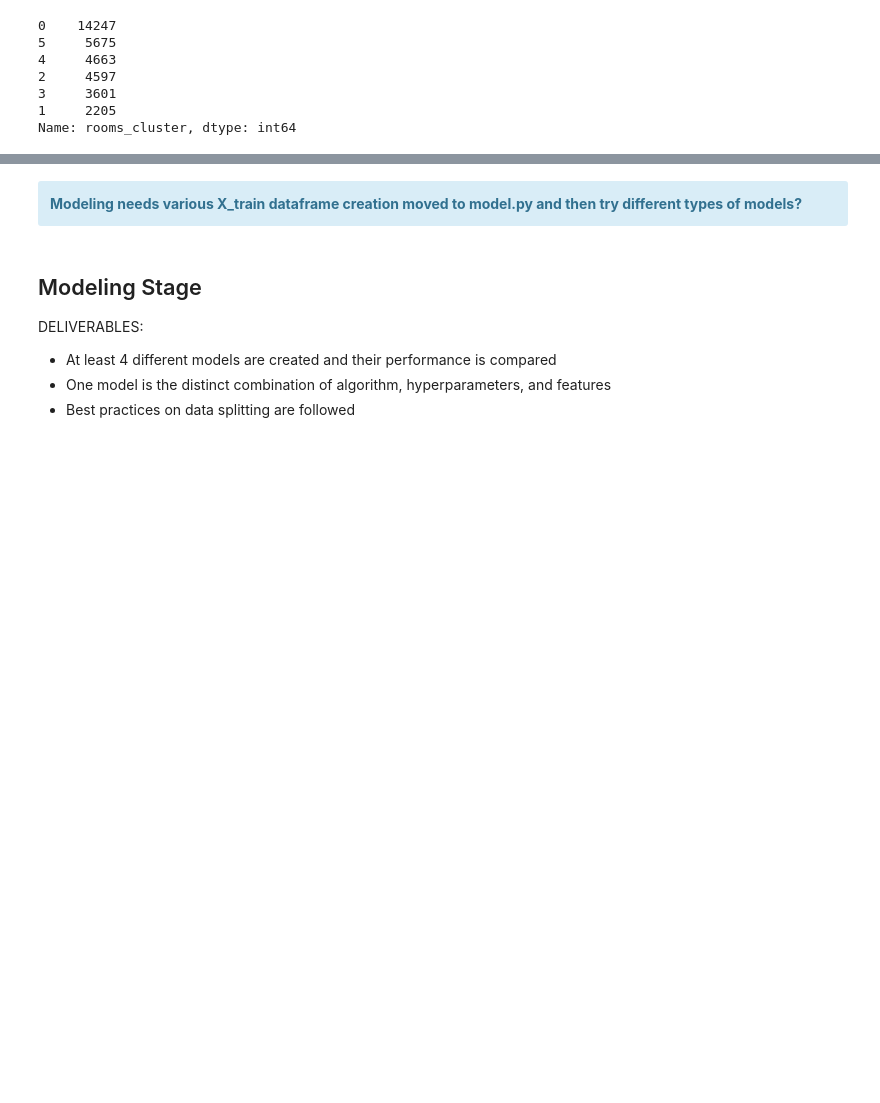
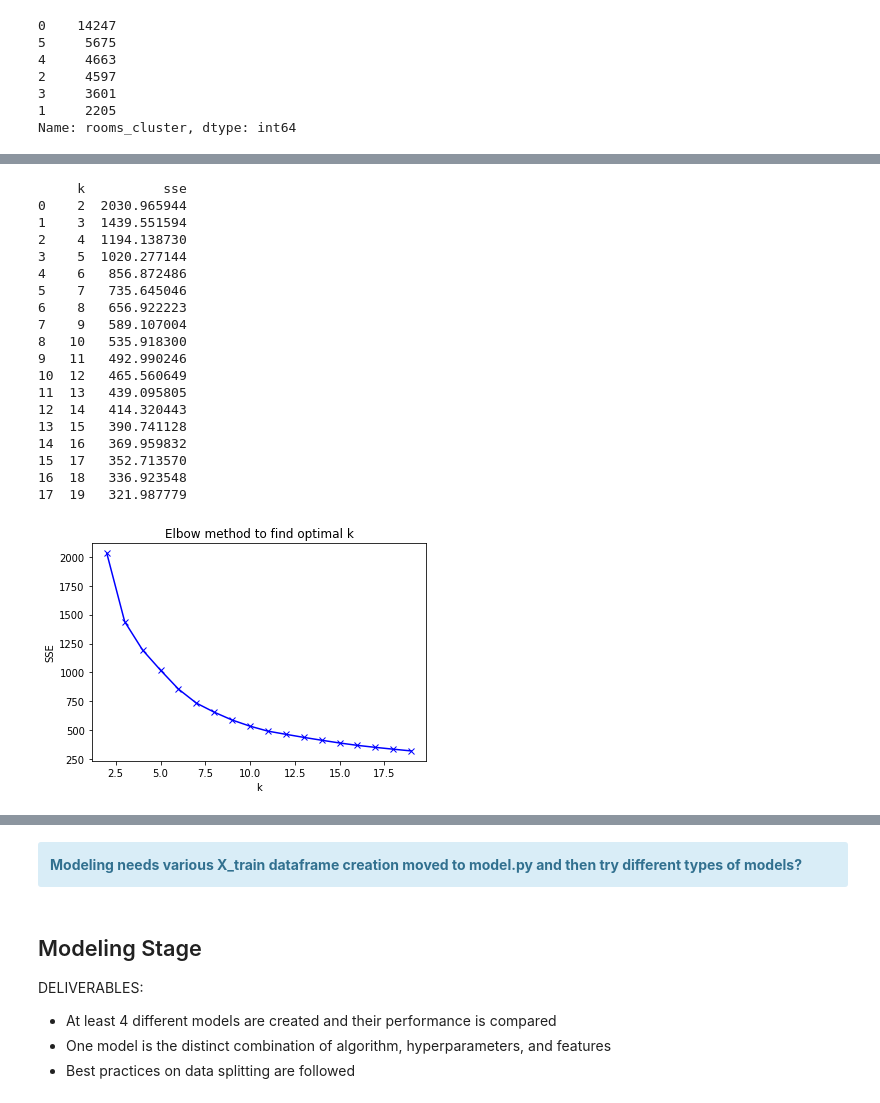
Before and after one commit to RyvynYoung/Zillow_Clustering_Project, a Jupyter notebook: mvp.ipynb, the cells around one changed output, grey strips where cells are left out. Cells and saved outputs as stored; diff of their text form; code cells hidden in the pictures; blank space fills up the shorter version.

```diff
--- a/mvp.ipynb
+++ b/mvp.ipynb
@@ -518,0 +502,27 @@ X_train, X_train_scaled = explore.add_to_train(X_train, train_clusters3, X_train
+# %%
+# create location cluster
+# use longitude, latitude, age
+cluster_vars4 = ['longitude_scaled', 'latitude_scaled', 'age_scaled']
+explore.elbow_plot(X_train_scaled, cluster_vars4)
+# based on this will use 6 as k value
+# %% [output]
+     k          sse
+0    2  2030.965944
+1    3  1439.551594
+2    4  1194.138730
+3    5  1020.277144
+4    6   856.872486
+5    7   735.645046
+6    8   656.922223
+7    9   589.107004
+8   10   535.918300
+9   11   492.990246
+10  12   465.560649
+11  13   439.095805
+12  14   414.320443
+13  15   390.741128
+14  16   369.959832
+15  17   352.713570
+16  18   336.923548
+17  19   321.987779
+[figure, added]
```
Also changed, not shown: parts of 52 cells of this notebook, 2 other files.
